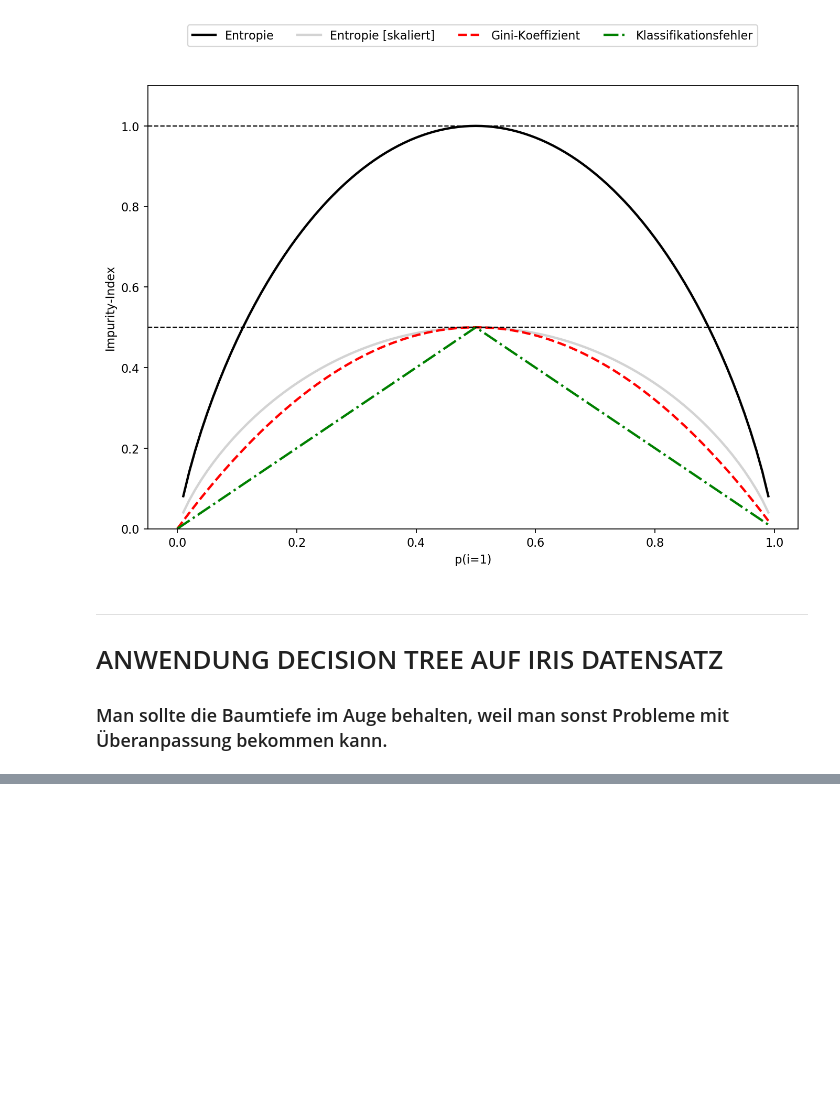
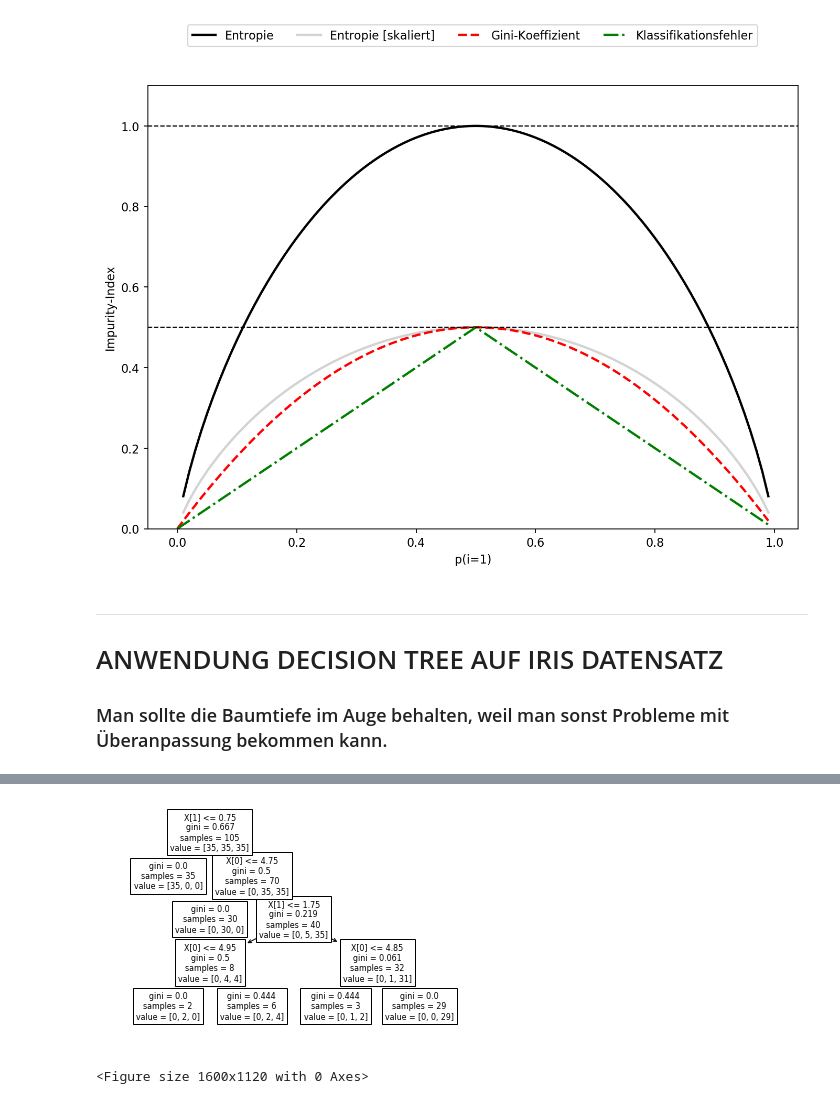
Before and after one commit to asw-analytics/ml_with_python, a Jupyter notebook: decision_trees_with_iris_dataset.ipynb, the cells around one changed output, grey strips where cells are left out. Drawn from its saved outputs; the diff is of its cells as text; code cells hidden in the pictures; blank space fills up the shorter version.

```diff
--- a/decision_trees_with_iris_dataset.ipynb
+++ b/decision_trees_with_iris_dataset.ipynb
@@ -58,0 +164,7 @@ plt.show()
+# %%
+from sklearn import tree
+tree.plot_tree(tree_model)
+plt.show()
+# %% [output]
+[figure, added]
+<Figure size 1600x1120 with 0 Axes>
```
Also changed, not shown: parts of 7 cells of this notebook.
